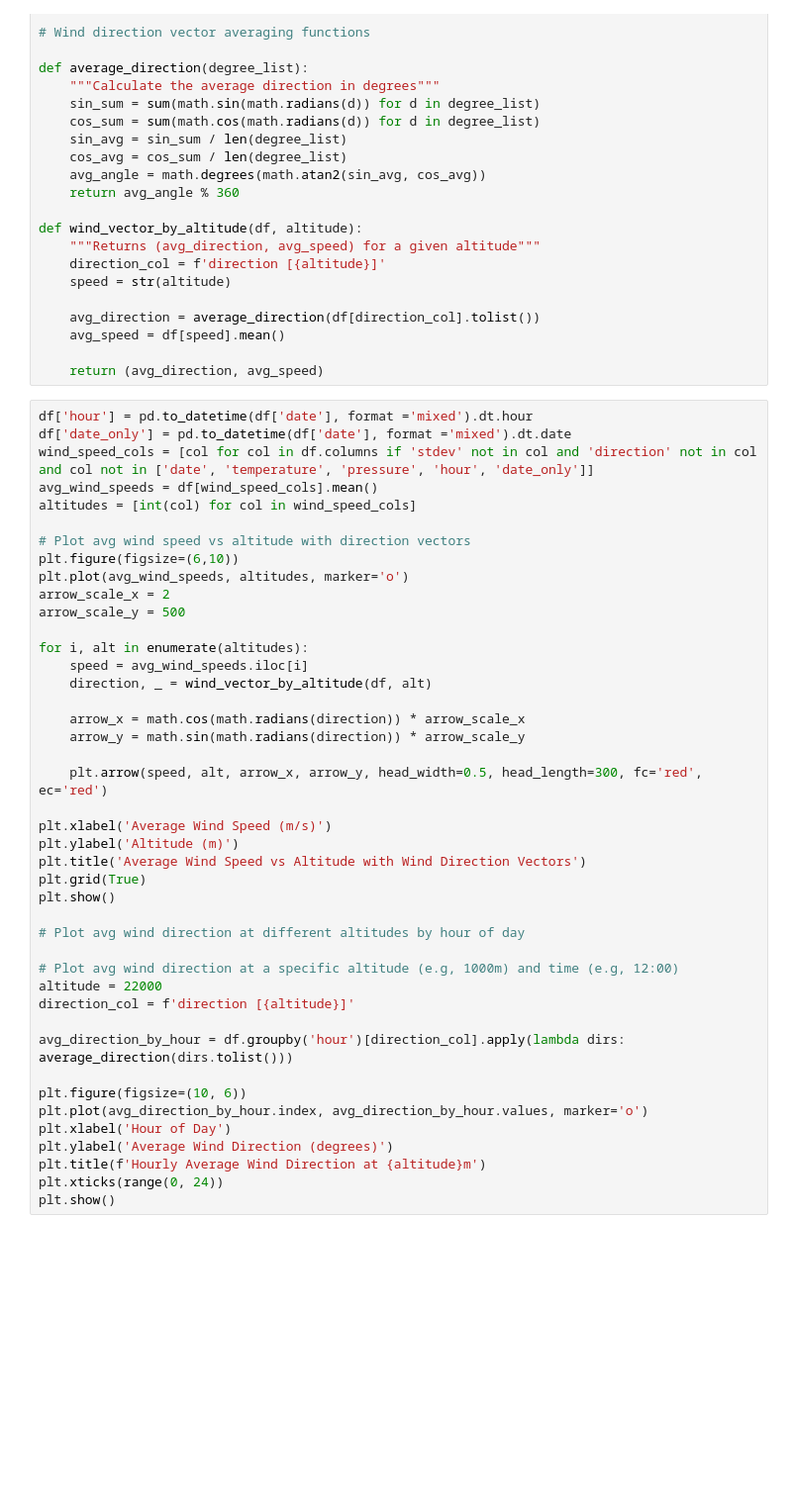
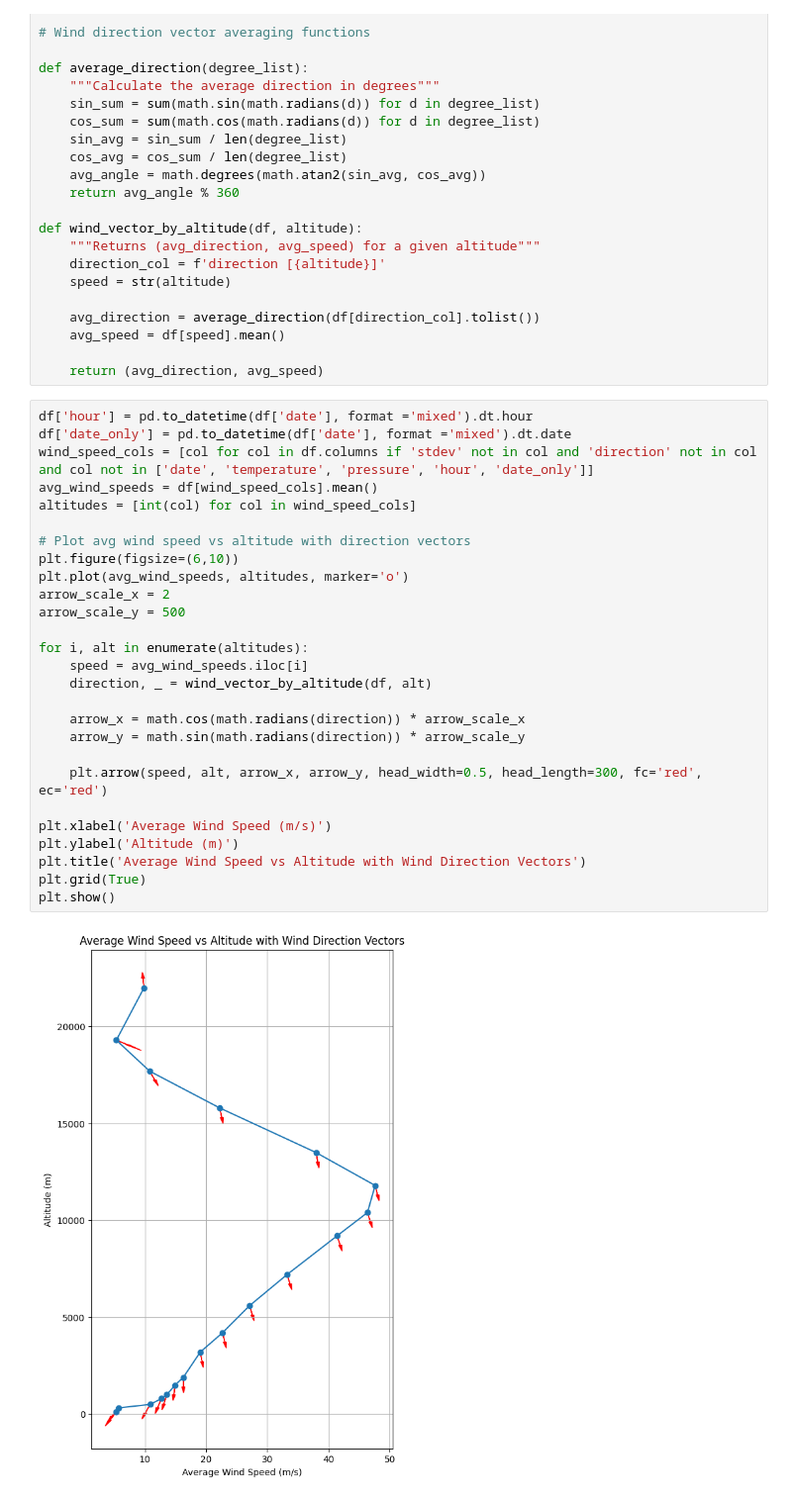
Before and after one commit to pwang-eng/wind-altitude-profiling, a Jupyter notebook: dispersion_analysis.ipynb, the cells around one changed output. Shown at 99% size. Cells and saved outputs as stored; diff of their text form; blank space fills up the shorter version.

```diff
--- a/dispersion_analysis.ipynb
+++ b/dispersion_analysis.ipynb
@@ -28,43 +28,29 @@ def wind_vector_by_altitude(df, altitude):
 # %%
 df['hour'] = pd.to_datetime(df['date'], format ='mixed').dt.hour
 df['date_only'] = pd.to_datetime(df['date'], format ='mixed').dt.date
 wind_speed_cols = [col for col in df.columns if 'stdev' not in col and 'direction' not in col and col not in ['date', 'temperature', 'pressure', 'hour', 'date_only']]
 avg_wind_speeds = df[wind_speed_cols].mean()
 altitudes = [int(col) for col in wind_speed_cols]
 
 # Plot avg wind speed vs altitude with direction vectors
 plt.figure(figsize=(6,10))
 plt.plot(avg_wind_speeds, altitudes, marker='o')
 arrow_scale_x = 2
 arrow_scale_y = 500
 
 for i, alt in enumerate(altitudes):
     speed = avg_wind_speeds.iloc[i]
     direction, _ = wind_vector_by_altitude(df, alt)
 
     arrow_x = math.cos(math.radians(direction)) * arrow_scale_x
     arrow_y = math.sin(math.radians(direction)) * arrow_scale_y
 
     plt.arrow(speed, alt, arrow_x, arrow_y, head_width=0.5, head_length=300, fc='red', ec='red')
 
 plt.xlabel('Average Wind Speed (m/s)')
 plt.ylabel('Altitude (m)')
 plt.title('Average Wind Speed vs Altitude with Wind Direction Vectors')
 plt.grid(True)
 plt.show()
-
-# Plot avg wind direction at different altitudes by hour of day
-
-# Plot avg wind direction at a specific altitude (e.g, 1000m) and time (e.g, 12:00)
-altitude = 22000
-direction_col = f'direction [{altitude}]'
-
-avg_direction_by_hour = df.groupby('hour')[direction_col].apply(lambda dirs: average_direction(dirs.tolist()))
-
-plt.figure(figsize=(10, 6))
-plt.plot(avg_direction_by_hour.index, avg_direction_by_hour.values, marker='o')
-plt.xlabel('Hour of Day')
-plt.ylabel('Average Wind Direction (degrees)')
-plt.title(f'Hourly Average Wind Direction at {altitude}m')
-plt.xticks(range(0, 24))
-plt.show()
+# %% [output]
+[figure, added]
```
Also changed, not shown: parts of 9 cells of this notebook.
